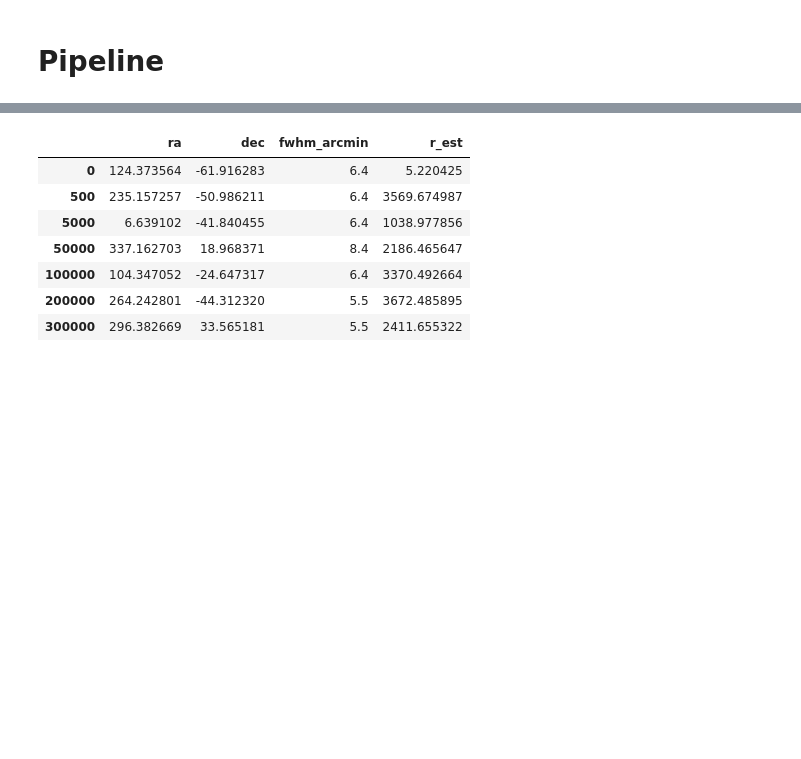
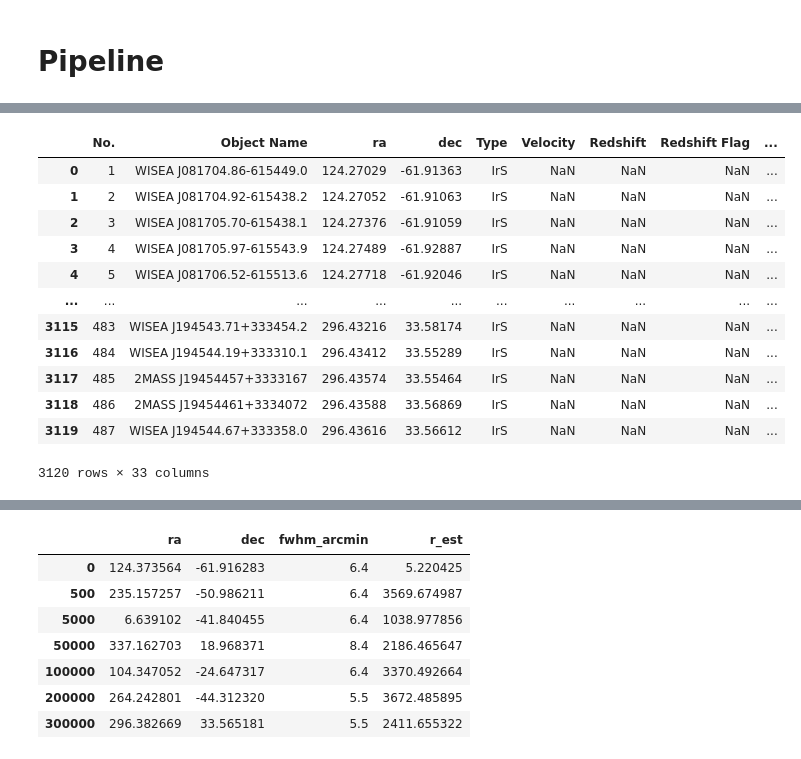
Before and after one commit to matti656/beamseti, a Jupyter notebook: NED.ipynb, the cells around one changed output, grey strips where cells are left out. Cells and saved outputs as stored; diff of their text form; code cells hidden in the pictures; blank space fills up the shorter version.

```diff
--- a/NED.ipynb
+++ b/NED.ipynb
@@ -303,9 +265,9 @@ Table length=487
 # %%
-from astroquery.vo.tap import TAPPlus
+# from astroquery.vo.tap import TAPPlus
 
-tap_service = TAPPlus(url='https://ned.ipac.caltech.edu/tap')  # Replace with the correct TAP service URL if necessary
+# tap_service = TAPPlus(url='https://ned.ipac.caltech.edu/tap')  # Replace with the correct TAP service URL if necessary
 
-query = "SELECT ra, dec, z FROM NEDTAP.objdir WHERE ra > 296.38 - 2.75/60 and ra < 296.38 + 2.75/60 and dec > 33.56 - 2.75/60 and dec < 33.56 + 2.75/60" # Example ADQL query for a region
-job = tap_service.launch_job(query)
-results = job.get_results()
-results
+# query = "SELECT ra, dec, z FROM NEDTAP.objdir WHERE ra > 296.38 - 2.75/60 and ra < 296.38 + 2.75/60 and dec > 33.56 - 2.75/60 and dec < 33.56 + 2.75/60" # Example ADQL query for a region
+# job = tap_service.launch_job(query)
+# results = job.get_results()
+# results
@@ -612,0 +840,32 @@ df_region
+# %%
+ned_df, type_counts_df, constraints_df = batch_ned_extragalactic_pipeline_parallel(
+    ra_list=None, dec_list=None, fwhm_list=None,
+    sightline_df=df_small,
+    n_sightlines=len(df_small),
+    output_csv='ned_cone_search_results.csv',
+    fmin=1e-26,
+    nu_rel=0.4,
+    H0=70.0,
+    custom_n_galaxies_dict=None,
+    limit_distance_mpc=50,
+    min_distance_mpc=0,
+    batch_size=10,
+    max_workers=5,
+    sleep_between_batches=5
+)
+# %%
+ned_df
+# %% [output]
+|  | No. | Object Name | ra | dec | Type | Velocity | Redshift | Redshift Flag | ... |
+| 0 | 1 | WISEA J081704.86-615449.0 | 124.27029 | -61.91363 | IrS | NaN | NaN | NaN | ... |
+| 1 | 2 | WISEA J081704.92-615438.2 | 124.27052 | -61.91063 | IrS | NaN | NaN | NaN | ... |
+| 2 | 3 | WISEA J081705.70-615438.1 | 124.27376 | -61.91059 | IrS | NaN | NaN | NaN | ... |
+| 3 | 4 | WISEA J081705.97-615543.9 | 124.27489 | -61.92887 | IrS | NaN | NaN | NaN | ... |
+| 4 | 5 | WISEA J081706.52-615513.6 | 124.27718 | -61.92046 | IrS | NaN | NaN | NaN | ... |
+| ... | ... | ... | ... | ... | ... | ... | ... | ... | ... |
+| 3115 | 483 | WISEA J194543.71+333454.2 | 296.43216 | 33.58174 | IrS | NaN | NaN | NaN | ... |
+| 3116 | 484 | WISEA J194544.19+333310.1 | 296.43412 | 33.55289 | IrS | NaN | NaN | NaN | ... |
+| 3117 | 485 | 2MASS J19454457+3333167 | 296.43574 | 33.55464 | IrS | NaN | NaN | NaN | ... |
+| 3118 | 486 | 2MASS J19454461+3334072 | 296.43588 | 33.56869 | IrS | NaN | NaN | NaN | ... |
+| 3119 | 487 | WISEA J194544.67+333358.0 | 296.43616 | 33.56612 | IrS | NaN | NaN | NaN | ... |
+3120 rows × 33 columns
```
Also changed, not shown: parts of 47 cells of this notebook, 1 other file.
